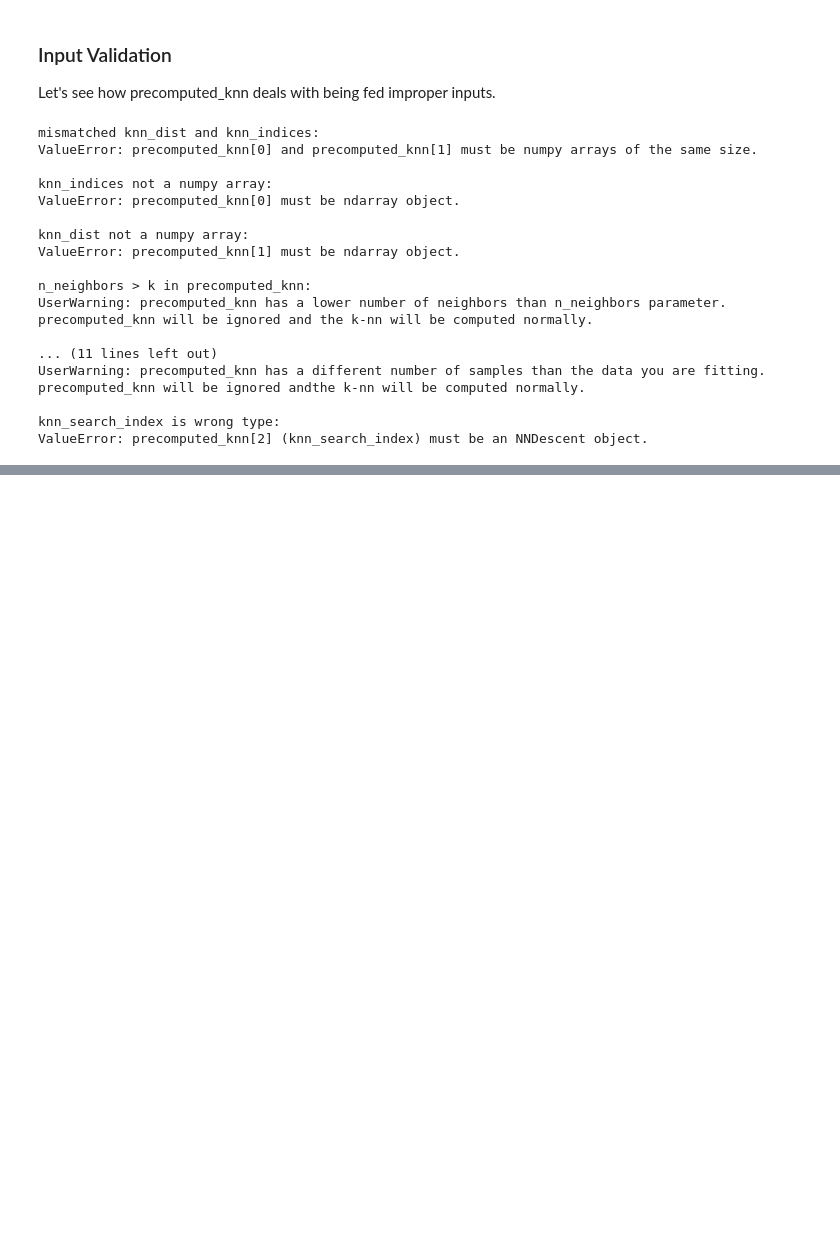
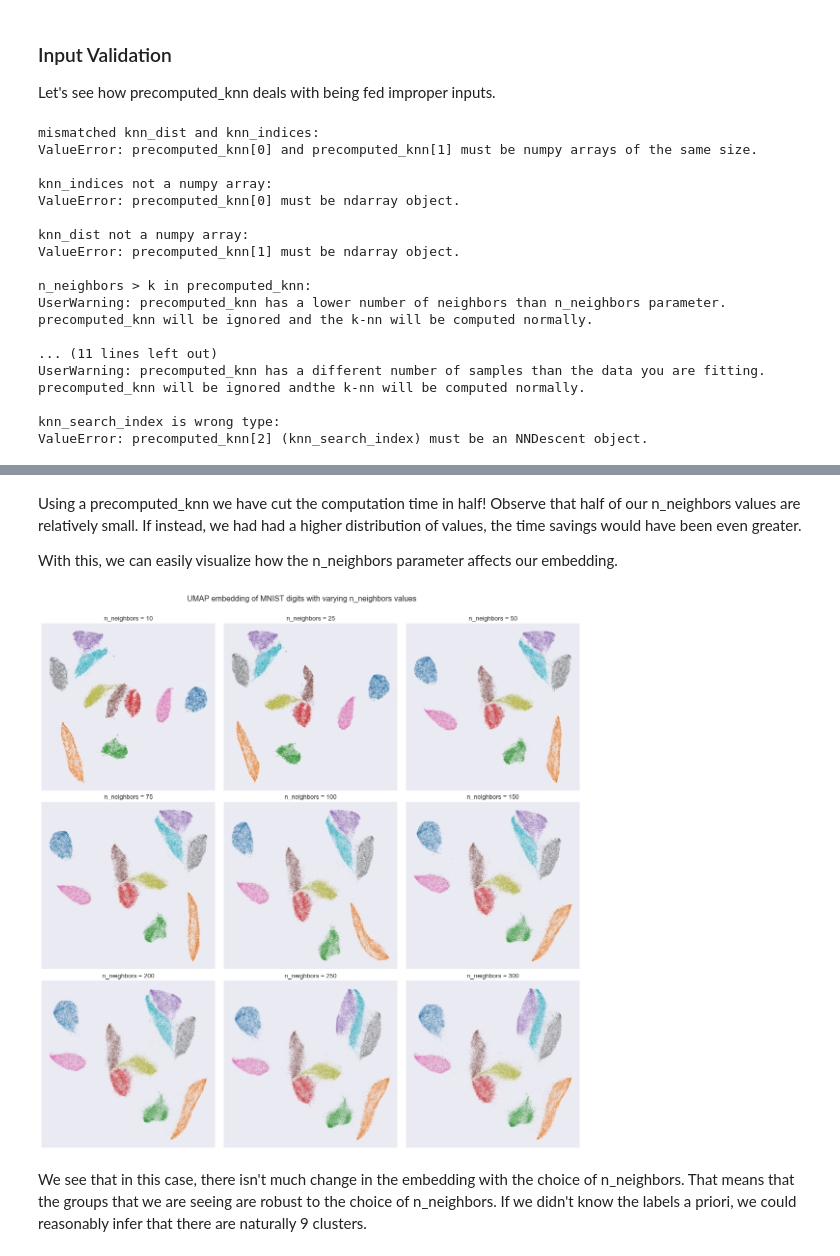
Before and after one commit to lmcinnes/umap, a Jupyter notebook: notebooks/precomputed_knn use cases.ipynb, the cells around one changed output, grey strips where cells are left out. Drawn from its saved outputs; the diff is of its cells as text; code cells hidden in the pictures; blank space fills up the shorter version.

```diff
--- a/notebooks/precomputed_knn use cases.ipynb
+++ b/notebooks/precomputed_knn use cases.ipynb
@@ -229,0 +229,6 @@ There are other things that we could check for to make sure that the input is ac
+# %%
+%%time
+# UMAP run on list of n_neighbors without precomputed_knn
+for count, k in enumerate(n_neighbors):
+    normal_embeddings[count] = umap.UMAP(n_neighbors=k).fit_transform(data)
+print("\033[1m"+"Time taken to compute UMAP with 9 n_neigbors values normally:\033[0m")
@@ -229,0 +238,18 @@ There are other things that we could check for to make sure that the input is ac
+# %%
+%%time
+# UMAP run on list of n_neighbors without precomputed_knn
+
+# We compute the knn for max(n_neighbors)=300
+mnist_knn = nearest_neighbors(data,
+                              n_neighbors=300,
+                              metric="euclidean",
+                              metric_kwds=None,
+                              angular=False,
+                              random_state=None,
+                             )
+# Now we compute the embeddings for the list of parameters
+for count, k in enumerate(n_neighbors):
+    precomputed_knn_embeddings[count] = umap.UMAP(n_neighbors=k,
+                                                  precomputed_knn=mnist_knn,
+                                                  ).fit_transform(data)
+print("\033[1m"+"Time taken to compute UMAP with 9 n_neigbors values and precomputed_knn:\033[0m")
@@ -229,0 +259,24 @@ There are other things that we could check for to make sure that the input is ac
+# %% [markdown]
+Using a precomputed_knn we have cut the computation time in half! Observe that half of our n_neighbors values are relatively small. If instead, we had had a higher distribution of values, the time savings would have been even greater.
+
+With this, we can easily visualize how the n_neighbors parameter affects our embedding.
+# %%
+fig, axs = plt.subplots(3, 3, figsize=(20, 20))
+
+for i, ax in enumerate(axs.flatten()):
+    ax.scatter(precomputed_knn_embeddings[i, :, 0],
+               precomputed_knn_embeddings[i, :, 1],
+               c=labels/9,
+               cmap='tab10',
+               alpha=0.1,
+               s=1,
+               )
+    ax.axes.xaxis.set_visible(False)
+    ax.axes.yaxis.set_visible(False)
+    ax.set_title("n_neighbors = {}".format(n_neighbors[i]), size=13)
+fig.suptitle("UMAP embedding of MNIST digits with varying n_neighbors values", y=0.92, size=16)
+plt.subplots_adjust(wspace=0.05, hspace=0.07)
+# %% [output]
+[figure, added]
+# %% [markdown]
+We see that in this case, there isn't much change in the embedding with the choice of n_neighbors. That means that the groups that we are seeing are robust to the choice of n_neighbors. If we didn't know the labels a priori, we could reasonably infer that there are naturally 9 clusters.
```
Also changed, not shown: parts of 14 cells of this notebook.
